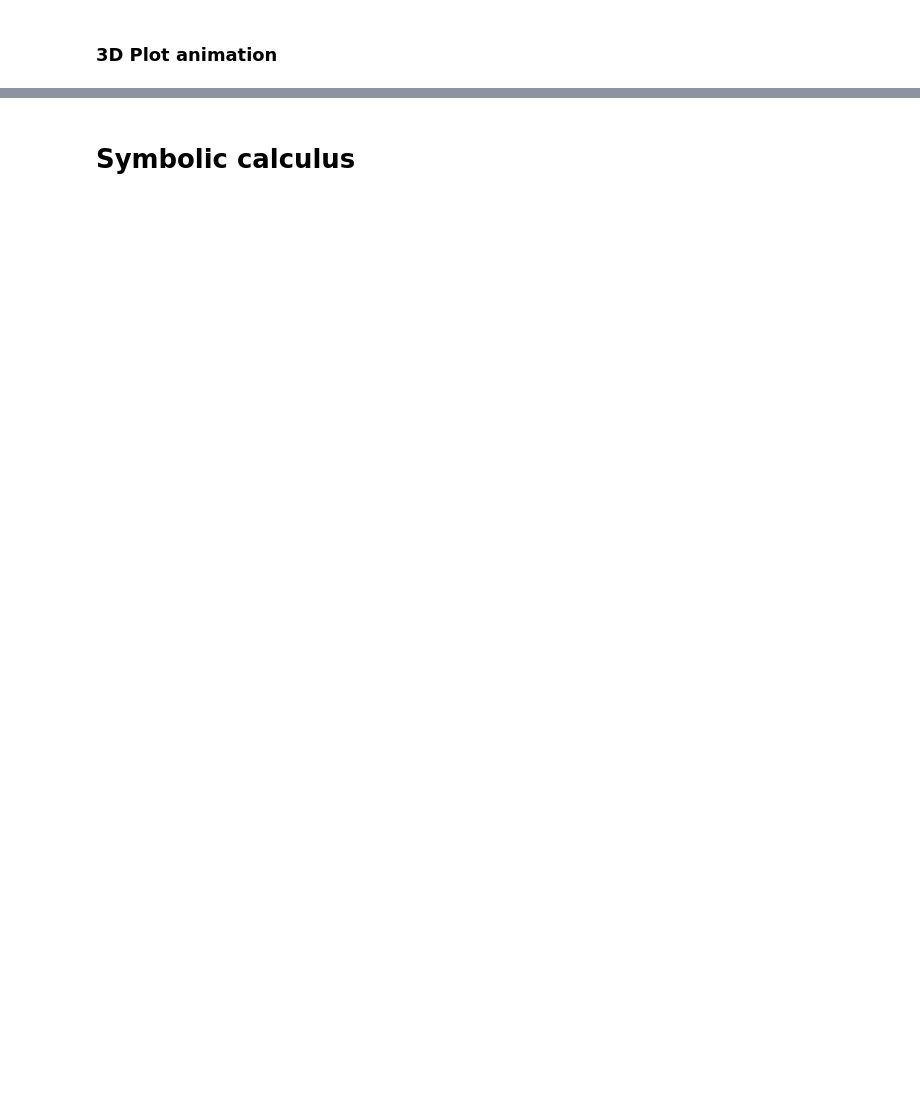
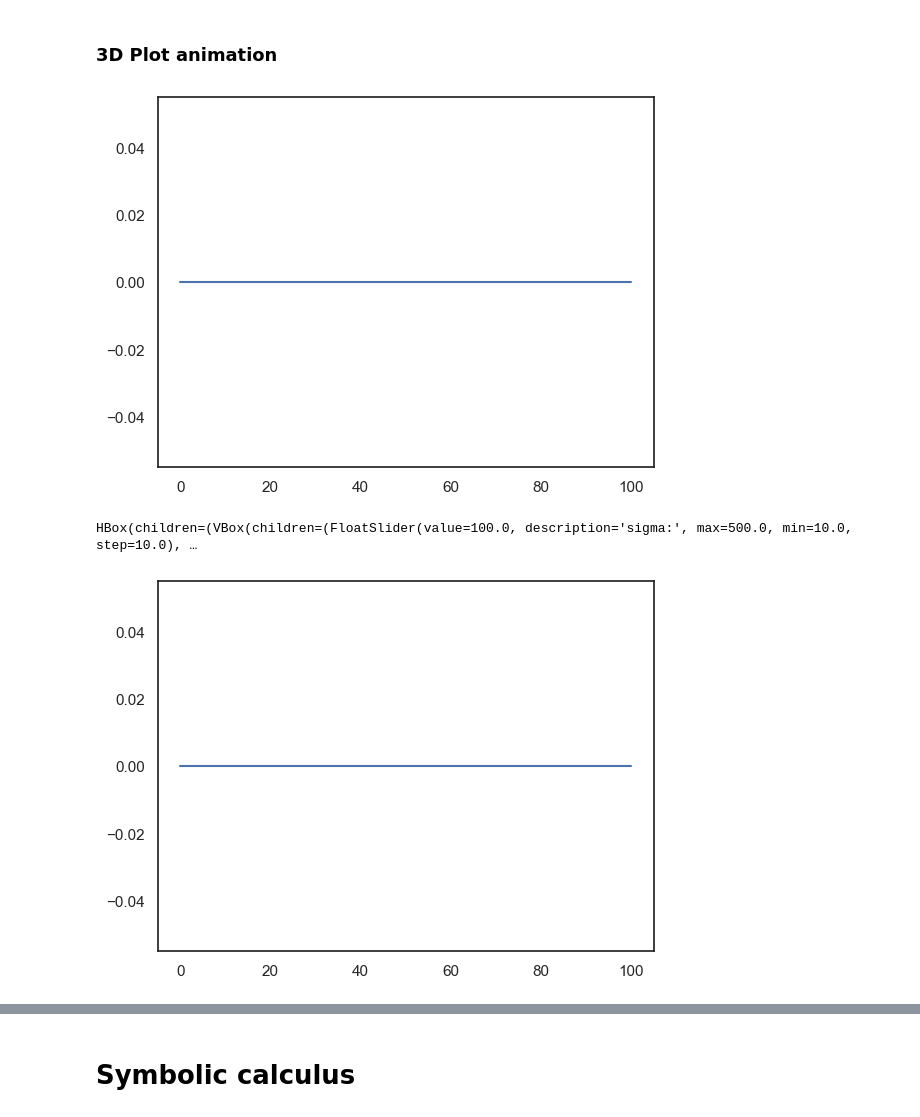
Before and after one commit to sb-bbr/AMM-Optimal-Exit-Time, a Jupyter notebook: Code/AMMSimulation.ipynb, the cells around one changed output, grey strips where cells are left out. Cells and saved outputs as stored; diff of their text form; code cells hidden in the pictures; blank space fills up the shorter version.

```diff
--- a/Code/AMMSimulation.ipynb
+++ b/Code/AMMSimulation.ipynb
@@ -535,9 +556,9 @@ display(layout)
 # %% [markdown]
 # Euler method
 # %%
-X0 = 10**6 # USD
-Y0 = 10**3 # USD
+Y0 = 10**3 # BTC
 S_0 = 10**3 # USD
+X0 = Y0*S_0 #USD
 
 strike = 10**3 # USD # Testing option pricer with a strike price of 1000 USD
 
@@ -545,7 +566,7 @@ delta = 0.01
 h = 10
 T = 1 # 1 day
 ksi = 3
-sigma = 0.1*S_0 # 30% annual volatility --> 0.3/np.sqrt(365) daily volatility
+sigma = 0.3/np.sqrt(35)*S_0 # 30% annual volatility --> 0.3/np.sqrt(365) daily volatility
 a0, a1, a2 = 0, 0, 0
 
 c = X0*Y0
@@ -553,7 +574,7 @@ c = X0*Y0
 scale_factor = 0.5
 
 # Constant product function
-phi_func = lambda x : c/x
+phi_func = lambda y : c/y
 
 # Fees function
 r_fees = lambda Z : 0.1*Z
@@ -663,7 +702,7 @@ def generate_option_data(sigma, T, a0, a1, a2, ksi, X0, Y0, S0):
 
     time_discretization = np.arange(0, T + delta, delta)
     S_matrix = np.arange((1-scale_factor)*S0, (1+scale_factor)*S0 + h, h)
-    y_matrix = np.arange(ksi, max(ksi, int(2*a1*T)*ksi) + ksi, ksi)
+    y_matrix = np.arange(ksi, max(3*ksi, int(2*np.maximum(a0,a1)*T)*ksi) + ksi, ksi)
 
     intensity_a = lambda y, S: np.maximum(a0, a1 + a2 * (S - c / (y**2)))
     intensity_b = lambda y, S: np.maximum(a0, a1 + a2 * (c / (y**2) - S))
@@ -692,22 +731,24 @@ def generate_option_data(sigma, T, a0, a1, a2, ksi, X0, Y0, S0):
             A[0, 1] = 0
             A[-1, -2] = 0
 
-            V_matrix[i, l, :] = np.linalg.solve(A, V_matrix[i+1, l, :])
+            V_temp = V_matrix[i+1, l, :]
 
             if l > 0:
-                V_matrix[i, l, :] += -1 * (
-                    V_matrix[i, l-1, :] * intensity_b(y_matrix[l], S_matrix) +
+                V_temp += (
                     intensity_a(y_matrix[l], S_matrix) * (phi_func(y_matrix[l-1], c) - phi_func(y_matrix[l], c) - ksi*S_matrix + r_fees(c/(y_matrix[l]**2)))
                 )
             if l < L:
-                V_matrix[i, l, :] += -1 * (
-                    V_matrix[i, l+1, :] * intensity_a(y_matrix[l], S_matrix) +
+                V_temp +=  (
                     intensity_b(y_matrix[l], S_matrix) * (phi_func(y_matrix[l+1], c) - phi_func(y_matrix[l], c) + ksi*S_matrix + r_fees(c/(y_matrix[l]**2)))
                 )
+
+            V_matrix[i, l, :] = np.linalg.solve(A, V_temp)
 
     # Prepare 3D data for a snapshot
     S_grid, Y_grid = np.meshgrid(S_matrix, y_matrix)
     Z_grid = V_matrix[0, :, :]
+    plt.plot(V_matrix[-2, int(L/2), :])
+    plt.show()
     return S_grid.flatten(), Y_grid.flatten(), Z_grid.flatten()
 
 # Plot function
@@ -736,33 +777,37 @@ sigma_slider = widgets.FloatSlider(value=100.0, min=10, max=500, step=10, descri
 T_slider = widgets.FloatSlider(value=1.0, min=0.1, max=2.0, step=0.1, description='T:')
 a0_slider = widgets.FloatSlider(value=0, min=0, max=20, step=1, description='a0:')
 a1_slider = widgets.FloatSlider(value=0, min=0, max=50, step=1, description='a1:')
-a2_slider = widgets.FloatSlider(value=0, min=0, max=50, step=1, description='a2:')
+a2_slider = widgets.FloatSlider(value=0, min=0, max=1e-1, step=1e-2, description='a2:')
 ksi_slider = widgets.FloatSlider(value=3, min=1, max=10, step=0.5, description='ksi:')
 X0_slider = widgets.FloatSlider(value=1e6, min=1e5, max=2e6, step=1e4, description='X0:')
 Y0_slider = widgets.FloatSlider(value=1e3, min=100, max=1e4, step=100, description='Y0:')
-S0_slider = widgets.FloatSlider(value=1e3, min=100, max=1e5, step=100, description='S0:')
+S0_slider = widgets.FloatSlider(value=1e3, min=500, max=1e5, step=100, description='S0:')
 refresh_button = widgets.Button(description="Refresh Plot")
 
 # Update function
 def update_plot(*args):
     plot_option_system(
         sigma_slider.value,
         T_slider.value,
         a0_slider.value,
         a1_slider.value,
         a2_slider.value,
         ksi_slider.value,
         X0_slider.value,
         Y0_slider.value,
         S0_slider.value,
     )
 
 for widget in [sigma_slider, T_slider, a0_slider, a1_slider, a2_slider, ksi_slider, X0_slider, Y0_slider, S0_slider]:
     widget.observe(update_plot, names='value')
 refresh_button.on_click(lambda _: update_plot())
 
 # Layout and display
 controls = VBox([sigma_slider, T_slider, a0_slider, a1_slider, a2_slider, ksi_slider, X0_slider, Y0_slider, S0_slider, refresh_button])
 layout = HBox([controls, plot_output])
 update_plot()
 display(layout)
+# %% [output]
+[figure, added]
+HBox(children=(VBox(children=(FloatSlider(value=100.0, description='sigma:', max=500.0, min=10.0, step=10.0), …
+[figure, added]
```
Also changed, not shown: parts of 8 cells of this notebook.
